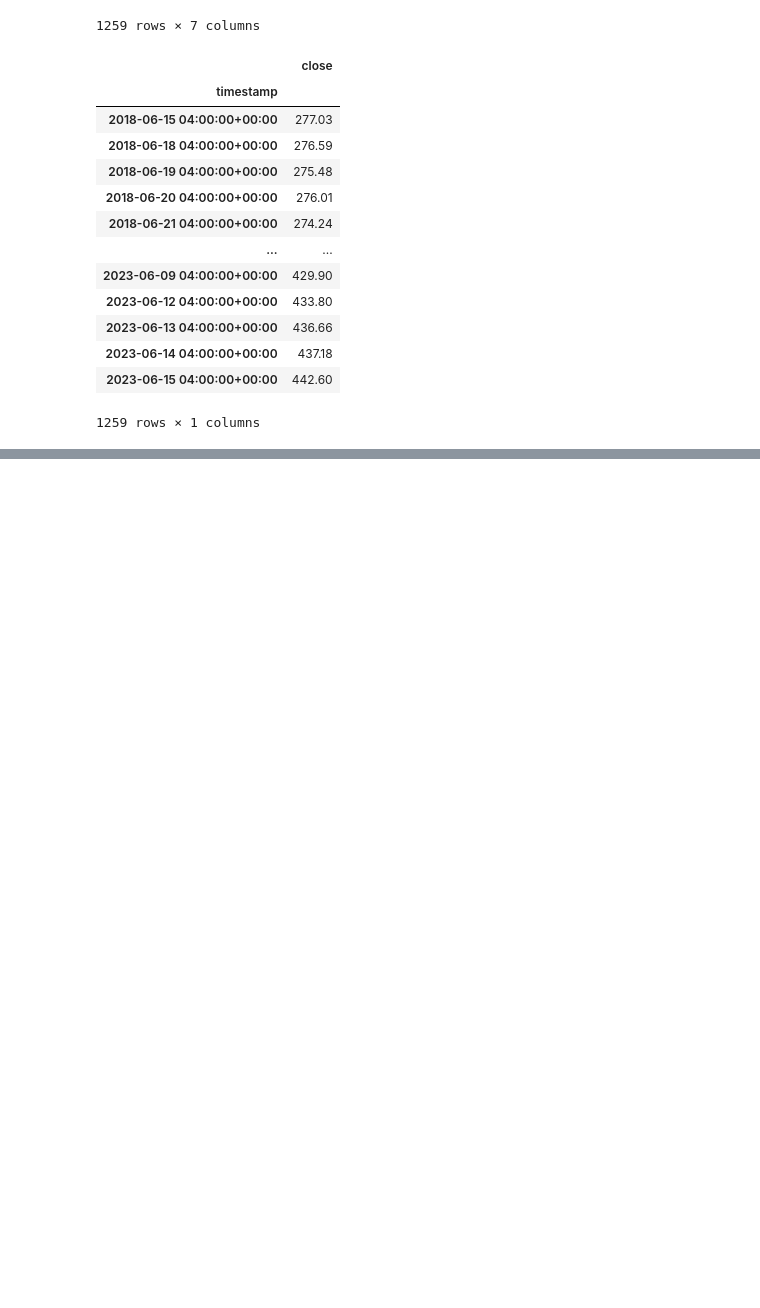
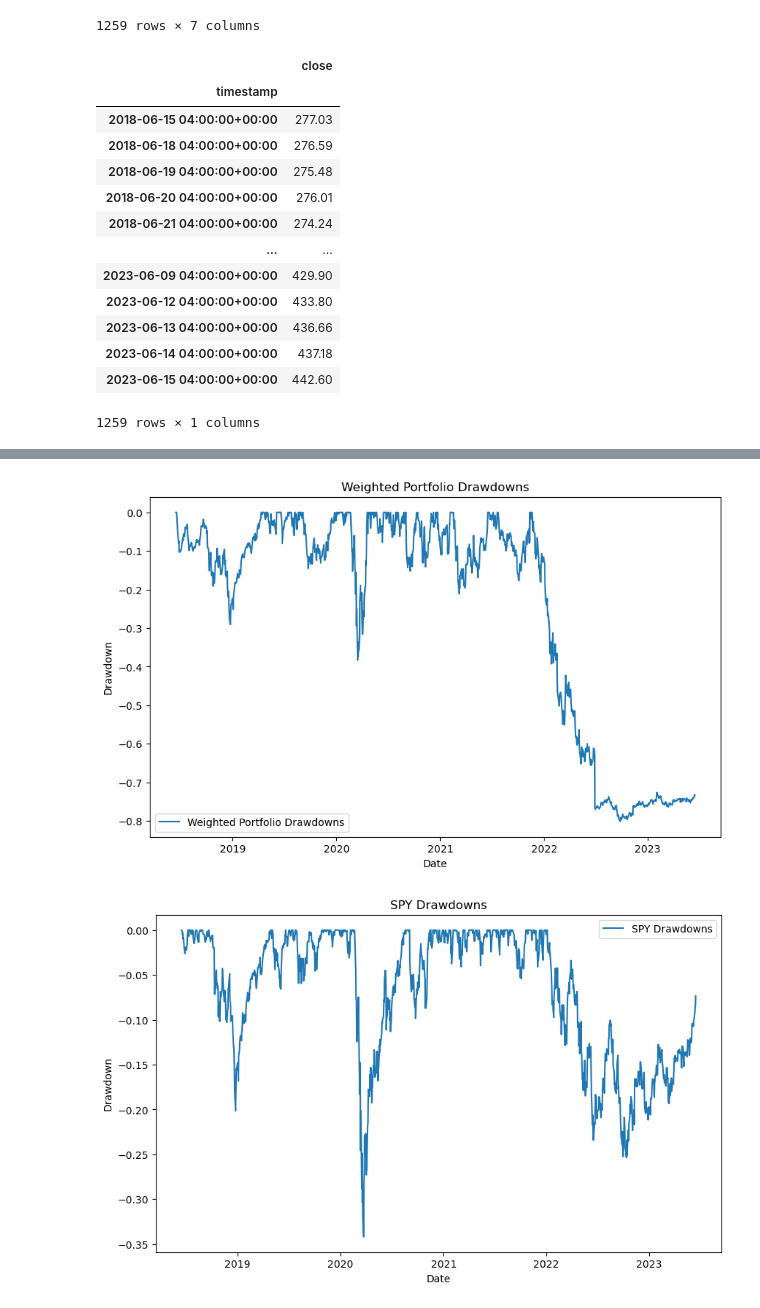
Before and after one commit to GitHubArubTub/Project-1, a Jupyter notebook: project-1.ipynb, the cells around one changed output, grey strips where cells are left out. Cells and saved outputs as stored; diff of their text form; code cells hidden in the pictures; blank space fills up the shorter version.

```diff
--- a/project-1.ipynb
+++ b/project-1.ipynb
@@ -97,0 +129,42 @@ display(SPY_df)
+# %%
+import matplotlib.pyplot as plt
+
+ #Visualizing the drawdowns of your portfolio and the benchmark can help you understand the downside risk and recovery periods.
+
+###investment_amount = 100000
+
+# Calculate portfolio value for stock_data_df
+portfolio_value = stock_data_df * 100000
+
+# Calculate portfolio value for SPY_df
+spy_portfolio_value = SPY_df * 100000
+
+# Calculate the weighted portfolio value for stock_data_df
+portfolio_value_weighted = (stock_data_df * weights_values).sum(axis=1) * 100000
+
+# Calculate drawdowns for stock_data_df
+stock_drawdowns = (portfolio_value_weighted / portfolio_value_weighted.cummax()) - 1
+
+# Calculate drawdowns for SPY_df
+spy_drawdowns = (spy_portfolio_value / spy_portfolio_value.cummax()) - 1
+
+# Plot drawdowns for stock_data_df
+plt.figure(figsize=(10, 6))
+plt.plot(stock_drawdowns.index, stock_drawdowns.values, label='Weighted Portfolio Drawdowns')
+plt.title('Weighted Portfolio Drawdowns')
+plt.xlabel('Date')
+plt.ylabel('Drawdown')
+plt.legend()
+plt.show()
+
+# Plot drawdowns for SPY_df
+plt.figure(figsize=(10, 6))
+plt.plot(spy_drawdowns.index, spy_drawdowns.values, label='SPY Drawdowns')
+plt.title('SPY Drawdowns')
+plt.xlabel('Date')
+plt.ylabel('Drawdown')
+plt.legend()
+plt.show()
+# %% [output]
+[figure, added]
+[figure, added]
```
Also changed, not shown: parts of 4 cells of this notebook.
